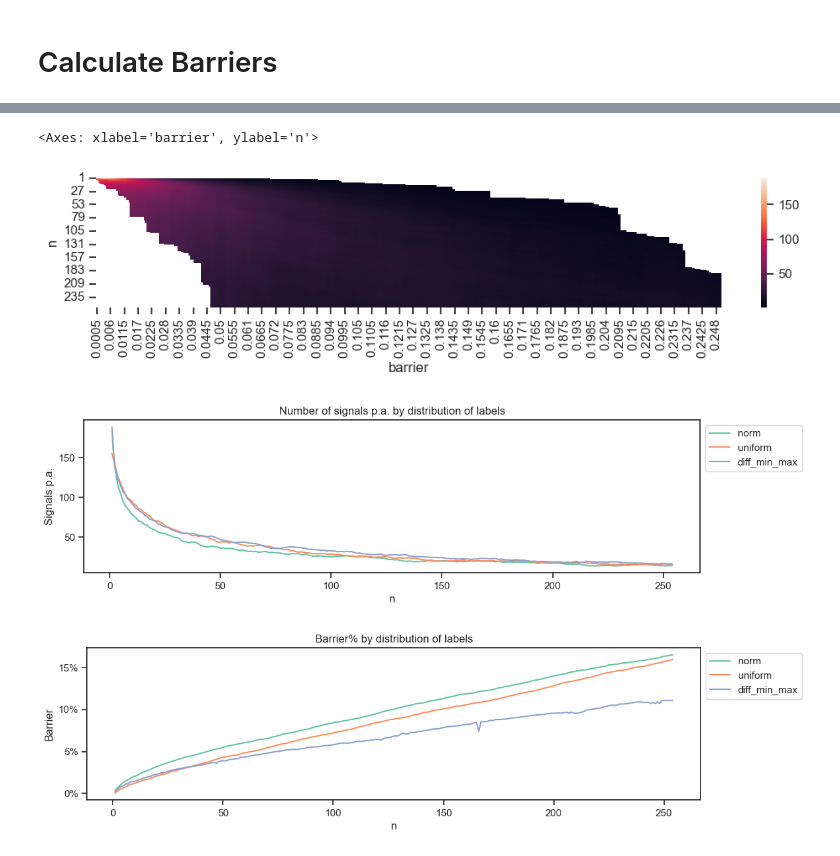
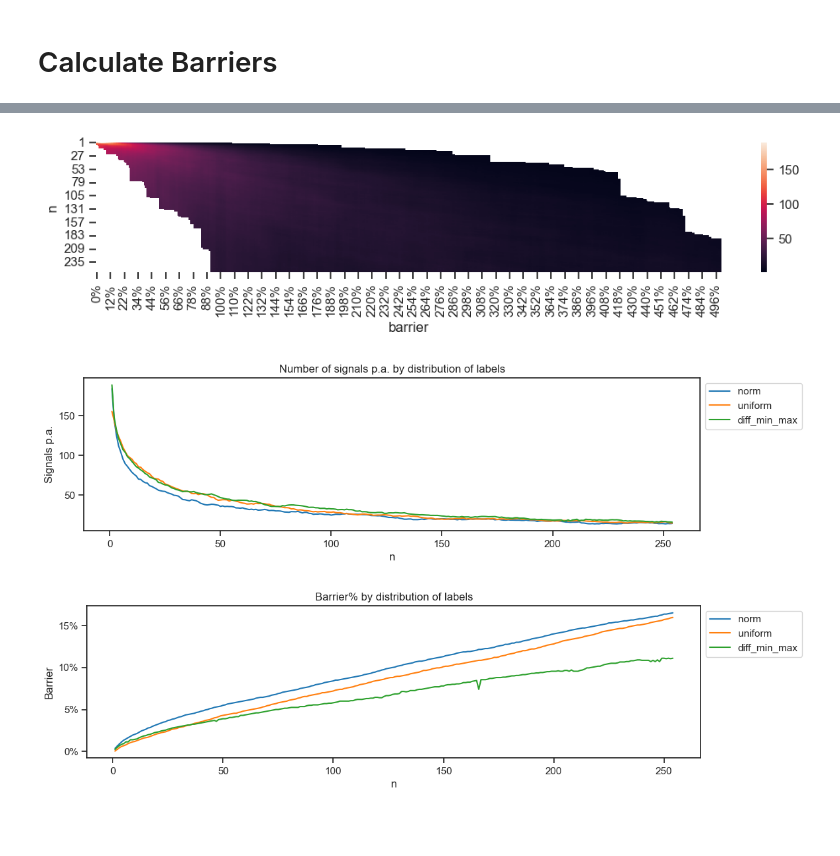
Before and after one commit to nkonts/barrier-method, a Jupyter notebook: notebooks/study.ipynb, the cells around one changed output, grey strips where cells are left out. Drawn from its saved outputs; the diff is of its cells as text; code cells hidden in the pictures; blank space fills up the shorter version.

```diff
--- a/notebooks/study.ipynb
+++ b/notebooks/study.ipynb
@@ -10,8 +10,9 @@ from src import BarrierMethod
 
 import pandas as pd
 import numpy as np
-import ffn
+import ffn  # Download data
 import matplotlib.pyplot as plt
+import matplotlib.ticker as mtick
 plt.rcParams["figure.figsize"] = (12, 2)
 import seaborn as sns
 
@@ -20,7 +21,5 @@ import itertools
 from tqdm import tqdm
 from joblib import Parallel, delayed
 from scipy import stats
-
-import warnings
-# Matplotlib was bothering and waiting for updates for python 3.11 + pandas 2.x
-warnings.filterwarnings("ignore", category=FutureWarning)
+import seaborn as sns
+sns.set(style="ticks", palette="tab10")
@@ -89,8 +89,10 @@ Wall time: 7min 57s
 # %%
-sns.heatmap(study.pivot(columns="barrier", index="n", values="signals_pa"), annot=False)
+fig, ax = plt.subplots()
+fig = sns.heatmap(study.pivot(columns="barrier", index="n", values="signals_pa"), annot=False, ax=ax)
+ax.xaxis.set_major_formatter(mtick.PercentFormatter())
+plt.show()
 # %% [output]
-<Axes: xlabel='barrier', ylabel='n'>
-[figure, old version]
+[figure, new version]
 # %%
 fig, ax = plt.subplots(figsize=(12,3))
 plt.title("Number of signals p.a. by distribution of labels")
@@ -101,7 +103,7 @@ ax.legend(bbox_to_anchor=(1,1), loc="upper left")
 plt.ylabel('Signals p.a.')
 plt.show()
 # %% [output]
-[figure, old version]
+[figure, new version]
 # %%
 fig, ax = plt.subplots(figsize=(12,3))
 plt.title("Barrier% by distribution of labels")
@@ -113,7 +115,7 @@ ax.yaxis.set_major_formatter(plt.FuncFormatter(lambda x, _: f'{x:.0%}'))
 plt.ylabel('Barrier')
 plt.show()
 # %% [output]
-[figure, old version]
+[figure, new version]
 # %%
 recommendations = []
 for subset in ["norm", "uniform", "diff_min_max"]:
```
Also changed, not shown: parts of 5 cells of this notebook, 2 other files.
